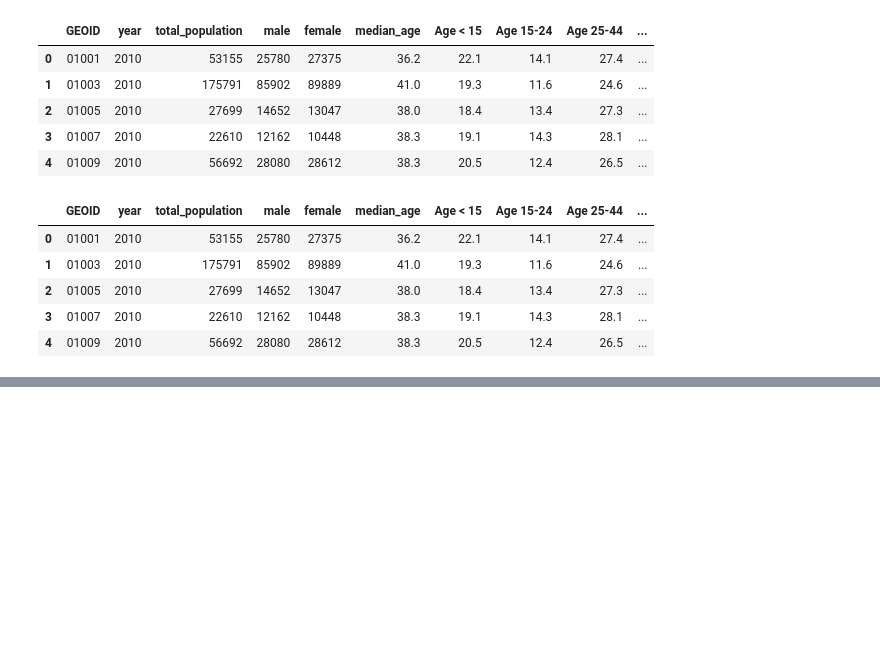
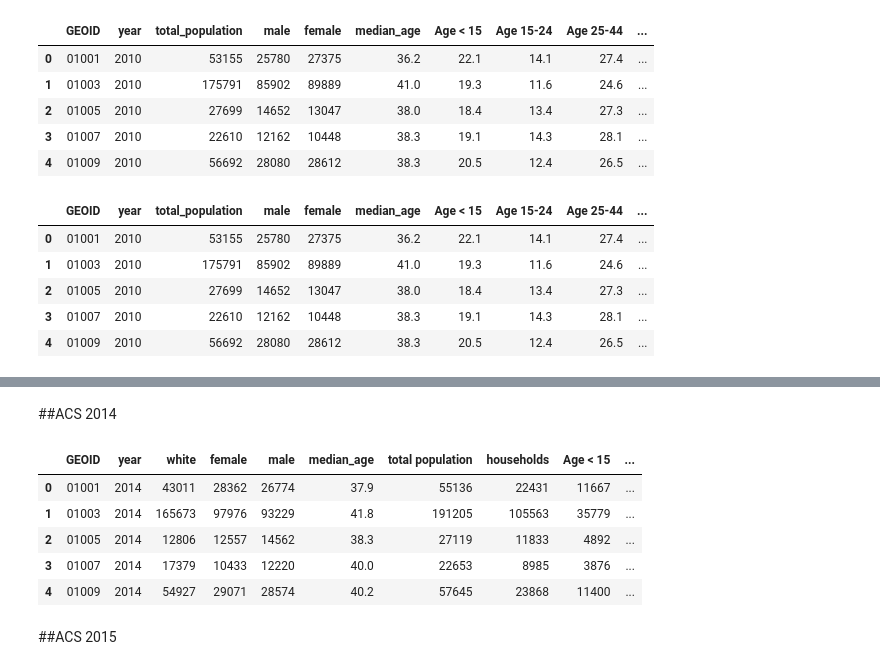
Before and after one commit to ReidelVichot/LC_identification, a Jupyter notebook: census_cleaning_11_18_24.ipynb, the cells around one changed output, grey strips where cells are left out. Drawn from its saved outputs; the diff is of its cells as text; code cells hidden in the pictures; blank space fills up the shorter version.

```diff
--- a/census_cleaning_11_18_24.ipynb
+++ b/census_cleaning_11_18_24.ipynb
@@ -274,0 +428,72 @@ acs5_11.head()
+# %% [markdown]
+##ACS 2014
+# %%
+acs5_14 = pd.read_csv(dpath + "ACSDP5Y2014.DP05-Data.csv", skiprows=1, low_memory=False)
+
+# -- create GEOID
+acs5_14["GEOID"] = acs5_14.Geography.str[-5:]
+# -- create year
+acs5_14["year"] = 2014
+
+# -- select columns
+cols = ['GEOID', 'year',
+         'Estimate!!RACE!!One race!!White',
+         'Estimate!!SEX AND AGE!!Under 5 years',
+         'Estimate!!SEX AND AGE!!5 to 9 years',
+         'Estimate!!SEX AND AGE!!10 to 14 years',
+         'Estimate!!SEX AND AGE!!15 to 19 years',
+         'Estimate!!SEX AND AGE!!20 to 24 years',
+         'Estimate!!SEX AND AGE!!25 to 34 years',
+         'Estimate!!SEX AND AGE!!35 to 44 years',
+         'Estimate!!SEX AND AGE!!45 to 54 years',
+         'Estimate!!SEX AND AGE!!55 to 59 years',
+         'Estimate!!SEX AND AGE!!60 to 64 years',
+         'Estimate!!SEX AND AGE!!65 years and over',
+         'Estimate!!SEX AND AGE!!Total population!!Female',
+         'Estimate!!SEX AND AGE!!Total population!!Male',
+         'Estimate!!SEX AND AGE!!Median age (years)',
+         'Estimate!!SEX AND AGE!!Total population',
+         'Estimate!!Total housing units']
+acs5_14 = acs5_14[cols]
+
+renamed_columns = {'Estimate!!RACE!!One race!!White': 'white',
+         'Estimate!!SEX AND AGE!!Under 5 years': "under_5_years" ,
+         'Estimate!!SEX AND AGE!!5 to 9 years': '5_to_9_years',
+         'Estimate!!SEX AND AGE!!10 to 14 years': '10_to_14_years',
+         'Estimate!!SEX AND AGE!!15 to 19 years': '15_to_19_years',
+         'Estimate!!SEX AND AGE!!20 to 24 years': '20_to_24_years',
+         'Estimate!!SEX AND AGE!!25 to 34 years': '25_to_34_years',
+         'Estimate!!SEX AND AGE!!35 to 44 years': '35_to_44_years',
+         'Estimate!!SEX AND AGE!!45 to 54 years': '45_to_54_years',
+         'Estimate!!SEX AND AGE!!55 to 59 years': '55_to_59_years',
+         'Estimate!!SEX AND AGE!!60 to 64 years': '60_to_64_years',
+         'Estimate!!SEX AND AGE!!65 years and over': '65_years_and_over',
+         'Estimate!!SEX AND AGE!!Total population!!Female': 'female',
+         'Estimate!!SEX AND AGE!!Total population!!Male': 'male',
+         'Estimate!!SEX AND AGE!!Median age (years)': 'median_age',
+         'Estimate!!SEX AND AGE!!Total population': 'total population',
+         'Estimate!!Total housing units': 'households'}
+acs5_14.rename(columns=renamed_columns, inplace=True)
+
+# -- create age groups
+acs5_14["Age < 15"] = acs5_14['under_5_years'] + acs5_14['5_to_9_years'] + acs5_14['10_to_14_years']
+acs5_14["Age 15-24"] = acs5_14['15_to_19_years'] + acs5_14['20_to_24_years']
+acs5_14["Age 25-44"] = acs5_14['25_to_34_years'] + acs5_14['35_to_44_years']
+acs5_14["Age 45-64"] = acs5_14['45_to_54_years'] + acs5_14['55_to_59_years'] + acs5_14['60_to_64_years']
+acs5_14["Age >= 65"] = acs5_14['65_years_and_over']
+
+
+# -- drop unnecesary columns
+acs5_14.drop(columns=['under_5_years', '5_to_9_years', '10_to_14_years',
+                      '15_to_19_years', '20_to_24_years', '25_to_34_years',
+                      '35_to_44_years', '45_to_54_years', '55_to_59_years',
+                      '60_to_64_years', '65_years_and_over'], inplace=True)
+# %% [output]
+|  | GEOID | year | white | female | male | median_age | total population | households | Age < 15 | ... |
+| 0 | 01001 | 2014 | 43011 | 28362 | 26774 | 37.9 | 55136 | 22431 | 11667 | ... |
+| 1 | 01003 | 2014 | 165673 | 97976 | 93229 | 41.8 | 191205 | 105563 | 35779 | ... |
+| 2 | 01005 | 2014 | 12806 | 12557 | 14562 | 38.3 | 27119 | 11833 | 4892 | ... |
+| 3 | 01007 | 2014 | 17379 | 10433 | 12220 | 40.0 | 22653 | 8985 | 3876 | ... |
+| 4 | 01009 | 2014 | 54927 | 29071 | 28574 | 40.2 | 57645 | 23868 | 11400 | ... |
+# %% [markdown]
+##ACS 2015
```
Also changed, not shown: parts of 33 cells of this notebook.
